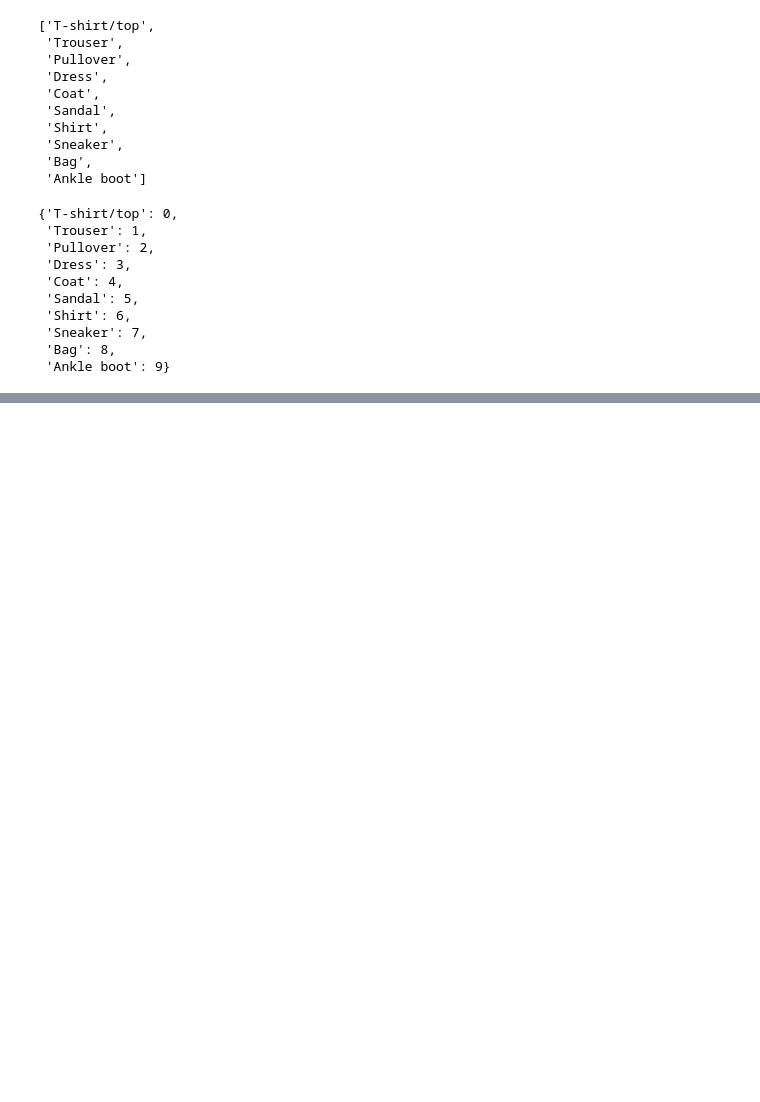
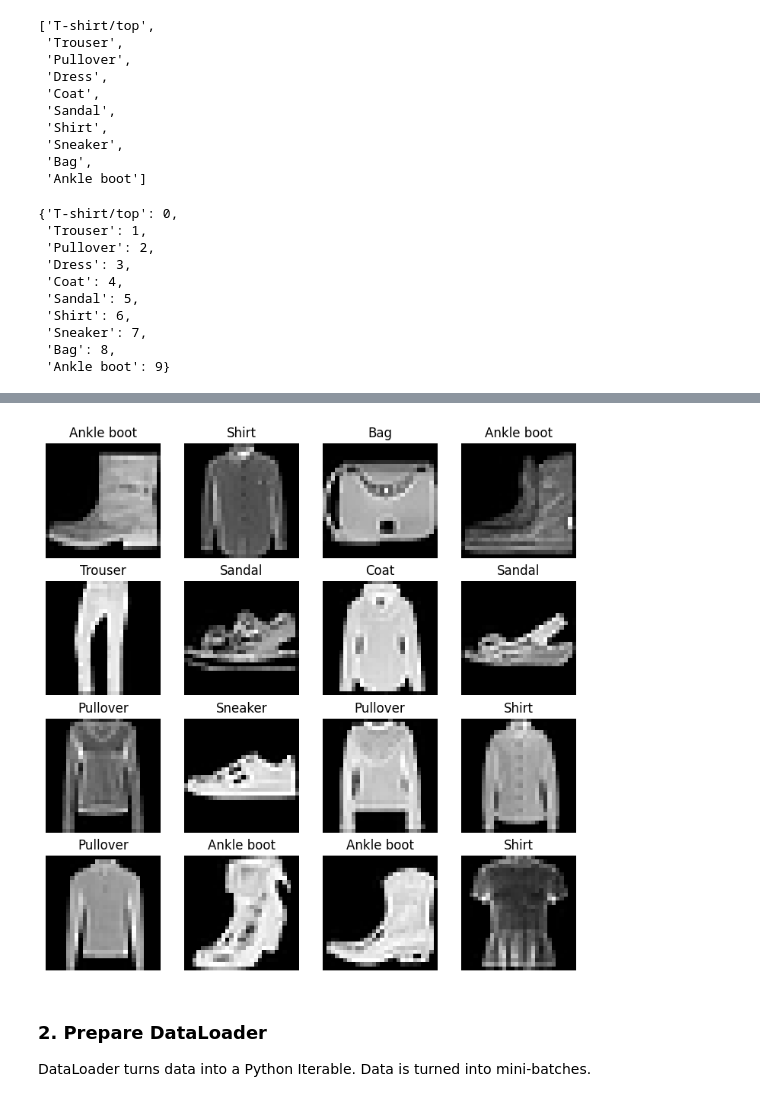
Before and after one commit to AgentXCross/ML-with-PyTorch, a Jupyter notebook: Course/3_PyTorch_CompVision.ipynb, the cells around one changed output, grey strips where cells are left out. Saved outputs shown, nothing was run; the diff lists cells and outputs as text; code cells hidden in the pictures; blank space fills up the shorter version.

```diff
--- a/Course/3_PyTorch_CompVision.ipynb
+++ b/Course/3_PyTorch_CompVision.ipynb
@@ -74,0 +105,16 @@ class_to_idx
+# %%
+#Visualize the data
+torch.manual_seed(42)
+fig = plt.figure(figsize = (9, 9))
+rows, columns = 4, 4
+for i in range(1, rows * columns + 1):
+    image, label = train_data[torch.randint(0, len(train_data), size=(1,)).item()]
+    fig.add_subplot(rows, columns, i)
+    plt.imshow(image.squeeze(), cmap = 'grey')
+    plt.title(class_names[label])
+    plt.axis(False)
+# %% [output]
+[figure, added]
+# %% [markdown]
+### 2. Prepare DataLoader
+DataLoader turns data into a Python Iterable. Data is turned into mini-batches.
```
Also changed, not shown: parts of 17 cells of this notebook.
